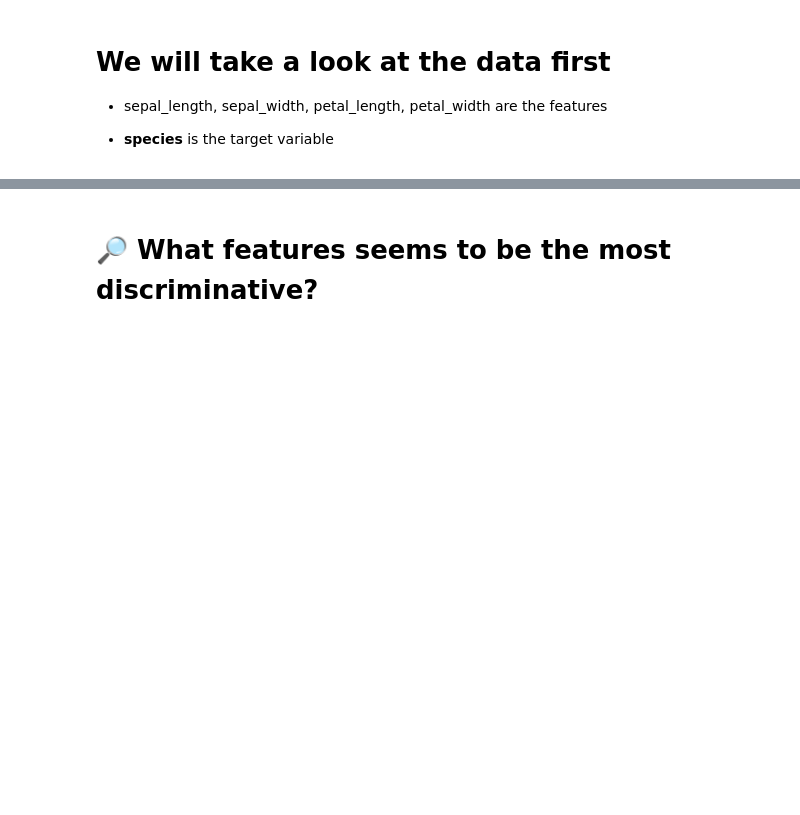
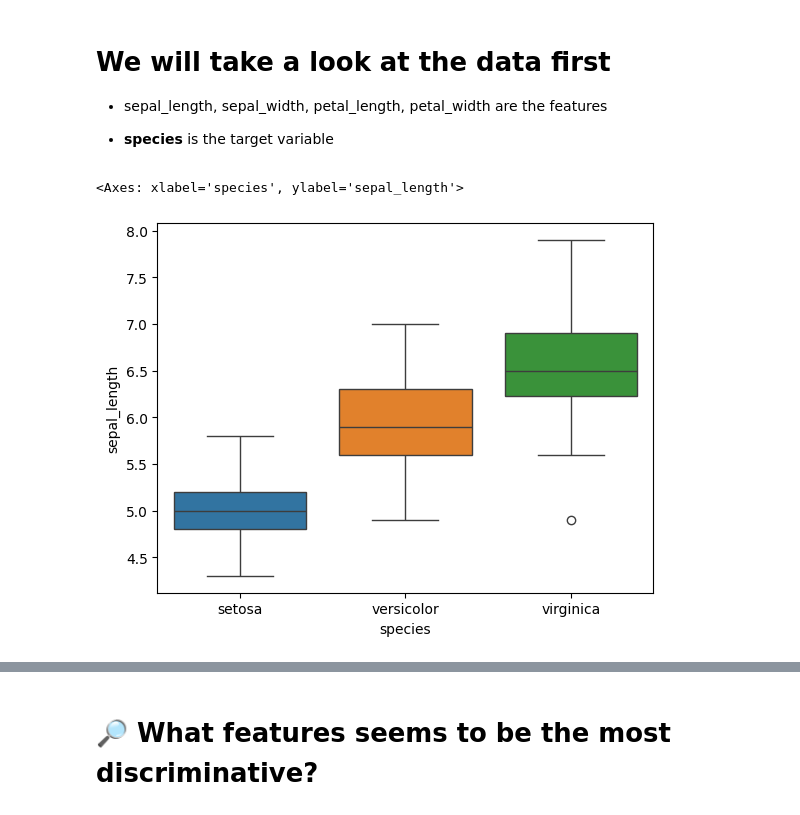
Before and after one commit to lubsar/EFREI-Introduction-to-Machine-Learning, a Jupyter notebook: iml_03.ipynb, the cells around one changed output, grey strips where cells are left out. Saved outputs shown, nothing was run; the diff lists cells and outputs as text; code cells hidden in the pictures; blank space fills up the shorter version.

```diff
--- a/iml_03.ipynb
+++ b/iml_03.ipynb
@@ -32,3 +32,8 @@ df.head()
 * sepal_length, sepal_width, petal_length, petal_width are the features
 
 * **species** is the target variable
+# %%
+sns.boxplot(data=df, x='species', y='sepal_length', hue='species')
+# %% [output]
+<Axes: xlabel='species', ylabel='sepal_length'>
+[figure, added]
```
Also changed, not shown: parts of 31 cells of this notebook, 1 other file.
